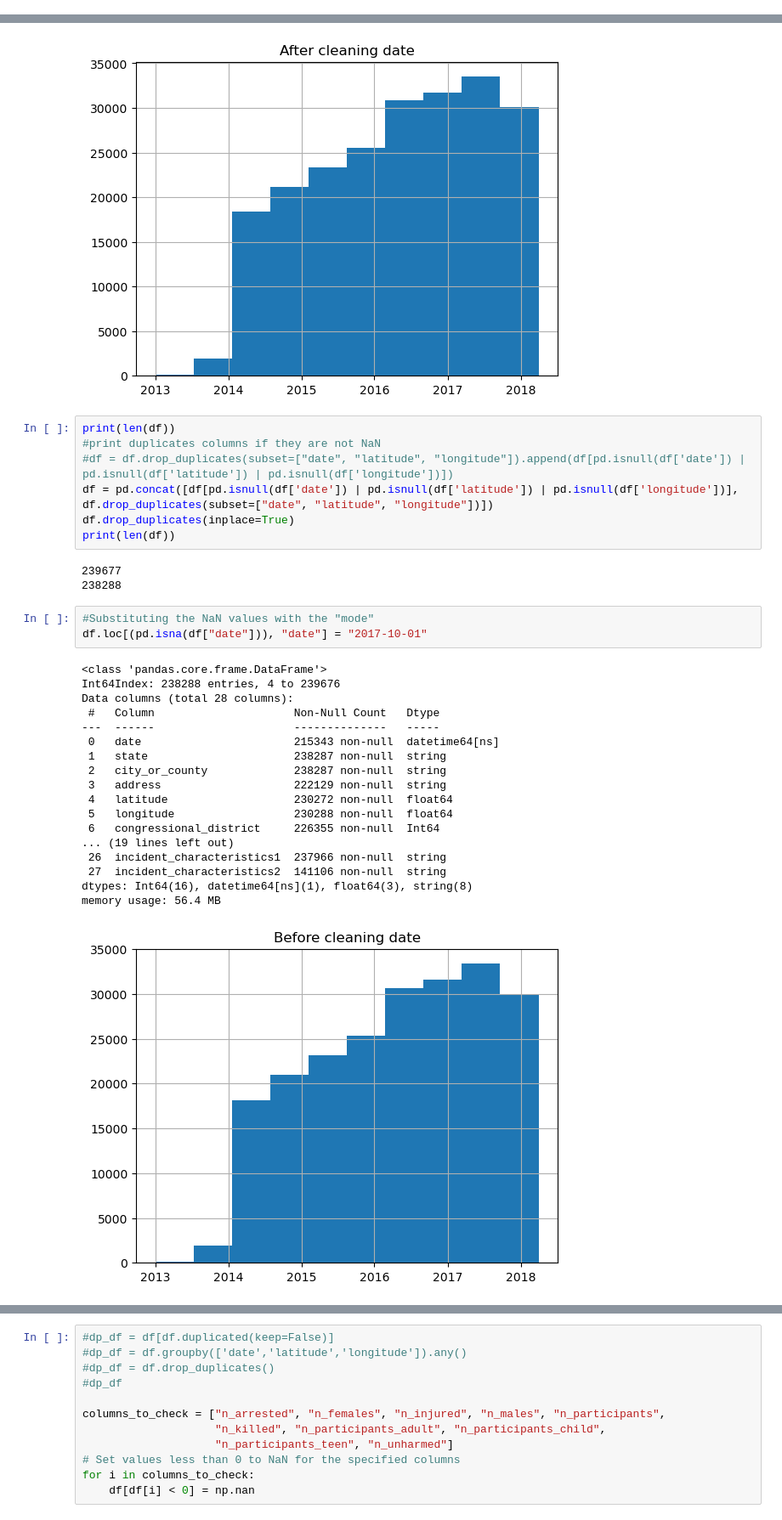
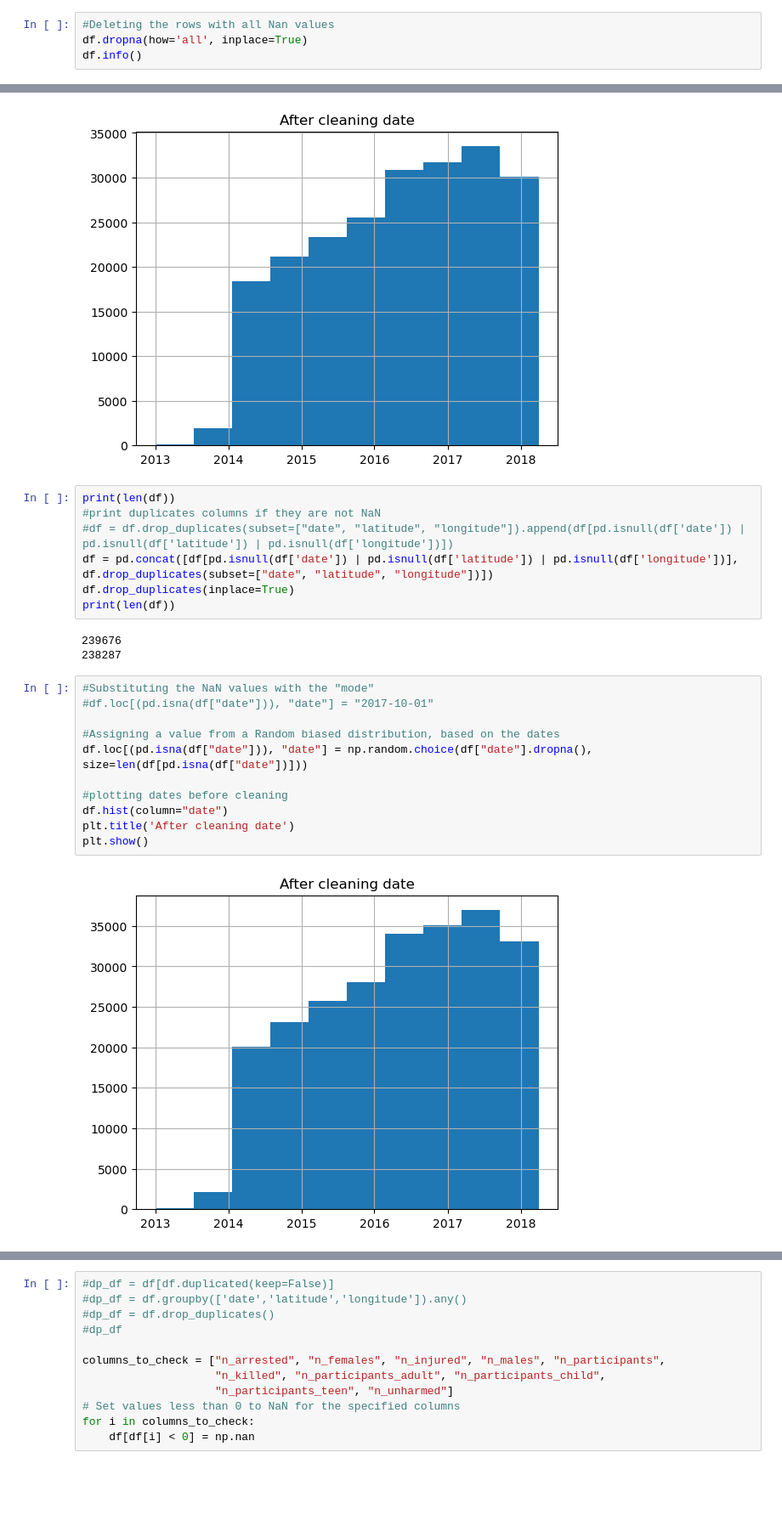
Before and after one commit to vezzusamu/dm-project, a Jupyter notebook: data_understanding.ipynb, the cells around one changed output, grey strips where cells are left out. Shown at 85% size. Drawn from its saved outputs; the diff is of its cells as text; blank space fills up the shorter version.

Commit message:
Filling of NaN coordinates and NaN dates

```diff
--- a/data_understanding.ipynb
+++ b/data_understanding.ipynb
@@ -82,3 +82,7 @@ Data columns (total 28 columns):
  27  incident_characteristics2  141930 non-null  string
 dtypes: Int64(16), datetime64[ns](1), float64(3), string(8)
 memory usage: 54.9 MB
+# %%
+#Deleting the rows with all Nan values
+df.dropna(how='all', inplace=True)
+df.info()
@@ -206,27 +228,18 @@ df = pd.concat([df[pd.isnull(df['date']) | pd.isnull(df['latitude']) | pd.isnull
 df.drop_duplicates(inplace=True)
 print(len(df))
 # %% [output]
-239677
-238288
+239676
+238287
-# %%
-#Substituting the NaN values with the "mode"
-df.loc[(pd.isna(df["date"])), "date"] = "2017-10-01"
-# %% [output]
-<class 'pandas.core.frame.DataFrame'>
-Int64Index: 238288 entries, 4 to 239676
-Data columns (total 28 columns):
- #   Column                     Non-Null Count   Dtype
----  ------                     --------------   -----
- 0   date                       215343 non-null  datetime64[ns]
- 1   state                      238287 non-null  string
- 2   city_or_county             238287 non-null  string
- 3   address                    222129 non-null  string
- 4   latitude                   230272 non-null  float64
- 5   longitude                  230288 non-null  float64
- 6   congressional_district     226355 non-null  Int64
-... (19 lines left out)
- 26  incident_characteristics1  237966 non-null  string
- 27  incident_characteristics2  141106 non-null  string
-dtypes: Int64(16), datetime64[ns](1), float64(3), string(8)
-memory usage: 56.4 MB
-[figure, removed]
+# %%
+#Substituting the NaN values with the "mode"
+#df.loc[(pd.isna(df["date"])), "date"] = "2017-10-01"
+
+#Assigning a value from a Random biased distribution, based on the dates
+df.loc[(pd.isna(df["date"])), "date"] = np.random.choice(df["date"].dropna(), size=len(df[pd.isna(df["date"])]))
+
+#plotting dates before cleaning
+df.hist(column="date")
+plt.title('After cleaning date')
+plt.show()
+# %% [output]
+[figure, added]
```
Also changed, not shown: parts of 4 cells of this notebook, 1 other file.
